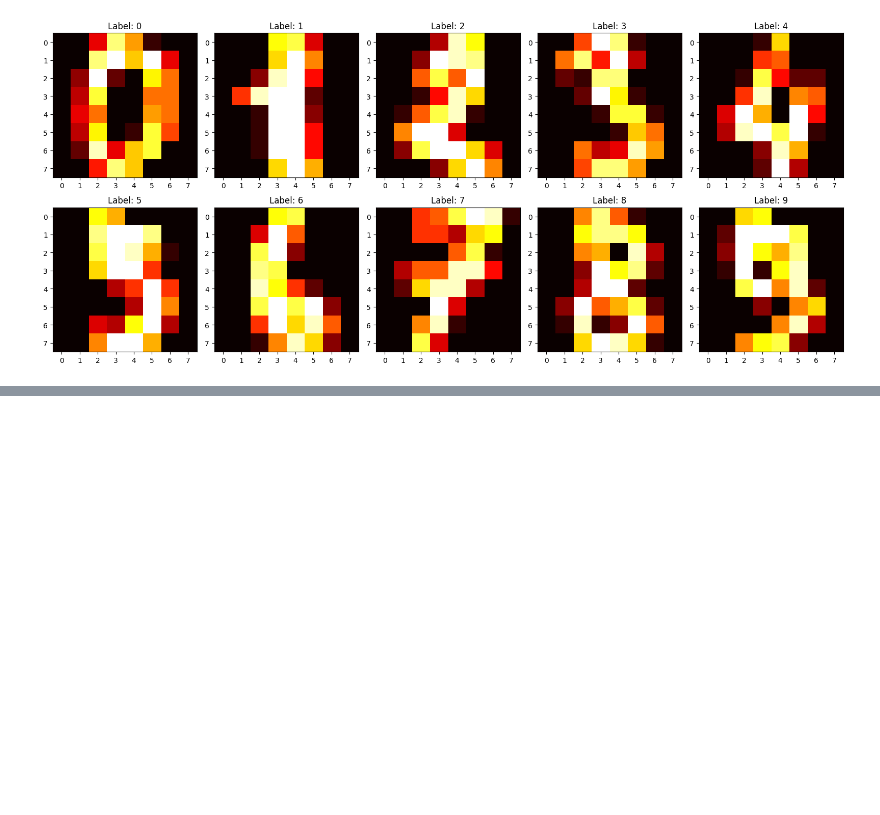
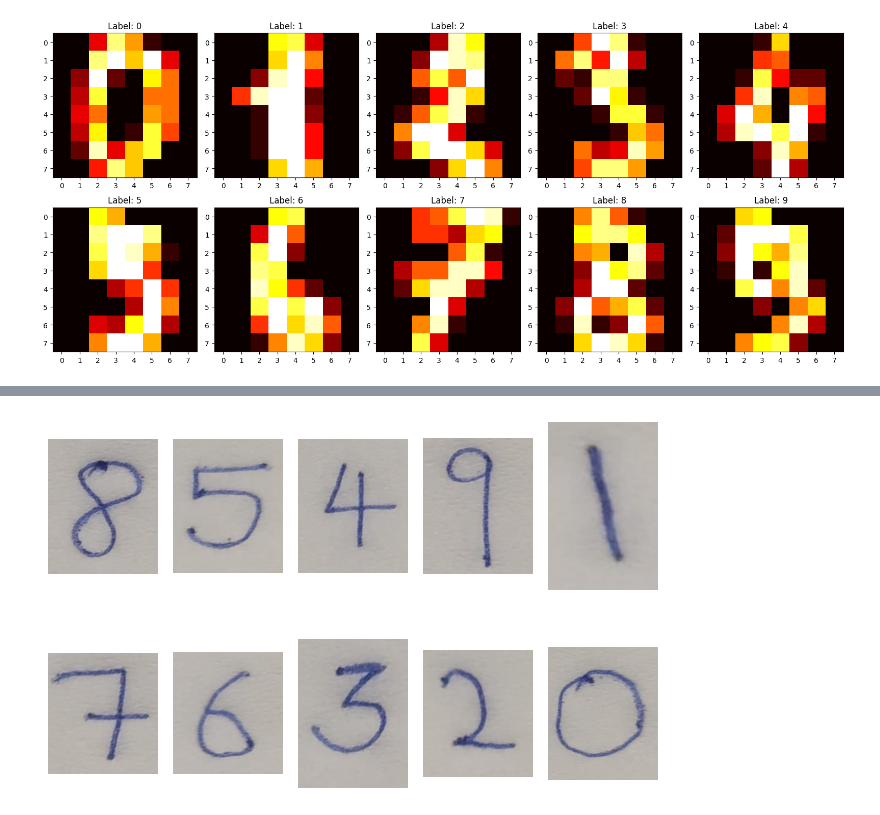
Before and after one commit to DhruvSharma3812/S_V_M_Practice, a Jupyter notebook: digits_and_flowers/exercise.ipynb, the cells around one changed output, grey strips where cells are left out. Cells and saved outputs as stored; diff of their text form; code cells hidden in the pictures; blank space fills up the shorter version.

```diff
--- a/digits_and_flowers/exercise.ipynb
+++ b/digits_and_flowers/exercise.ipynb
@@ -302,0 +326,11 @@ plt.show()
+# %%
+for i in range(1, len(data)):
+    image = data[i]["image"]
+    plt.subplot(2, 5, i)
+    plt.imshow(image)
+    plt.axis("off")
+
+plt.tight_layout()
+plt.show()
+# %% [output]
+[figure, added]
```
Also changed, not shown: parts of 20 cells of this notebook, 1 other file.
